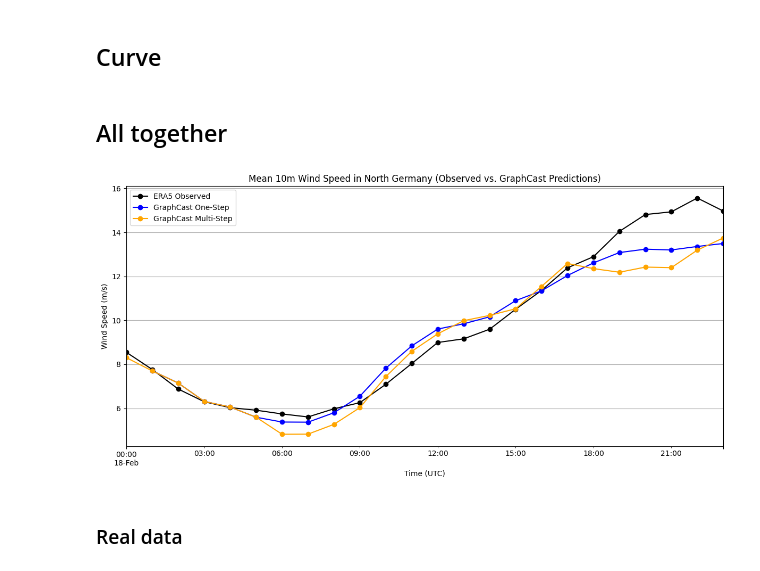
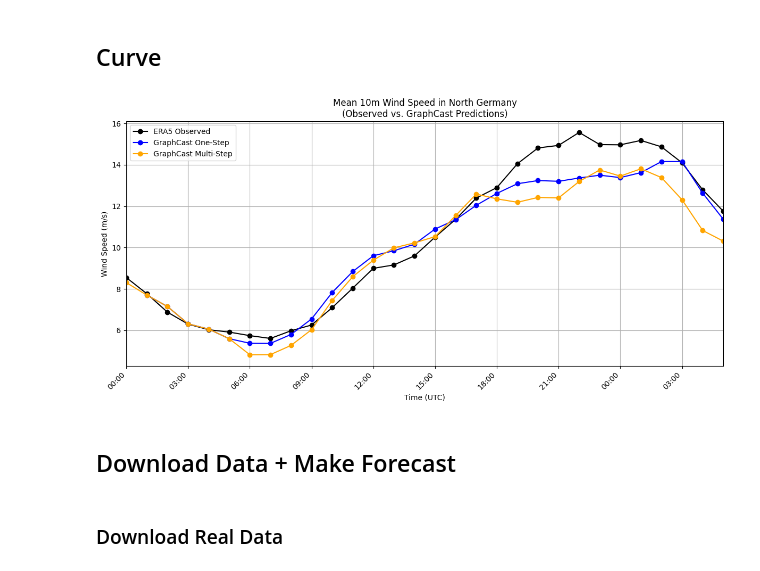
Before and after one commit to EStaELisa/graphcast-xai, a Jupyter notebook: data_preparation_jupiter/analyzation_gc_zeynep.ipynb, the cells around one changed output. Cells and saved outputs as stored; diff of their text form; code cells hidden in the pictures.

```diff
--- a/data_preparation_jupiter/analyzation_gc_zeynep.ipynb
+++ b/data_preparation_jupiter/analyzation_gc_zeynep.ipynb
@@ -16,75 +69,94 @@ import os
-# %% [markdown]
-## All together
 # %%
-# ---------- 1. Real Data ----------
-ds_real = xr.open_dataset("data/north_germany_wind_20220218_1res.nc")
+# ---------- Real Data ----------
+ds_real = xr.open_dataset("data/north_germany_wind_20220218_19_1res.nc")
 u = ds_real['u10']
 v = ds_real['v10']
 wind_speed = np.sqrt(u**2 + v**2)
 mean_wind_real = wind_speed.mean(dim=["latitude", "longitude"])
 real_series = mean_wind_real.to_series()
 
-# ---------- 2. Single-Step Prediction ----------
-base_dir_single = "data/predictions_curve_one_step"
-time_steps = [f"{h:02d}00" for h in range(1, 24)]
+# keep only up through 05:00 on Feb 19
+real_series = real_series.loc[: "2022-02-19 05:00"]
+
+# ---------- Single-Step Prediction (extended to Feb 19 06:00) ----------
+base_dir_single = "data/prediction_curve/predictions_curve_one_step"
+
+# first Feb 18 (01:00–23:00), then Feb 19 (00:00–06:00)
+times_18 = [f"{h:02d}00" for h in range(1, 24)]
+times_19 = [f"{h:02d}00" for h in range(0, 7)]
 all_data_single = []
 
-for t in time_steps:
-    path = os.path.join(base_dir_single, f"curve_prediction_one_step_2022-02-18_{t}.nc")
-    if not os.path.exists(path):
-        continue
-    ds = xr.open_dataset(path)
-    forecast_time = np.datetime64(f"2022-02-18T{t[:2]}:00")
-    ds = ds.drop_vars("time").assign_coords(time=("time", [forecast_time]))
-    sub = ds.sel(lat=slice(55.0, 53.0), lon=slice(7.5, 10.5))
-    u10 = sub["10m_u_component_of_wind"]
-    v10 = sub["10m_v_component_of_wind"]
-    ws = np.sqrt(u10**2 + v10**2)
-    spatial_mean = ws.mean(dim=["lat", "lon"]).isel(batch=0, drop=True)
-    clean = spatial_mean.drop_vars(["number", "expver"], errors="ignore")
-    all_data_single.append(clean)
+# helper to collect one-step forecasts for a given day
+def collect_one_step(day_str, time_list):
+    for t in time_list:
+        fn = f"curve_prediction_one_step_{day_str}_{t}.nc"
+        path = os.path.join(base_dir_single, fn)
+        if not os.path.exists(path):
+            continue
+        ds = xr.open_dataset(path)
+        # assign the correct forecast timestamp
+        dt = np.datetime64(f"{day_str}T{t[:2]}:00")
+        ds = ds.drop_vars("time").assign_coords(time=("time", [dt]))
 
-combined_single = xr.concat(all_data_single, dim="time").sortby("time")
-single_series = combined_single.to_series()
+        sub = ds.sel(lat=slice(55.0, 53.0), lon=slice(7.5, 10.5))
+        u10 = sub["10m_u_component_of_wind"]
+        v10 = sub["10m_v_component_of_wind"]
+        ws = np.sqrt(u10**2 + v10**2)
+        spatial_mean = ws.mean(dim=["lat", "lon"]).isel(batch=0, drop=True)
+        clean = spatial_mean.drop_vars(["number", "expver"], errors="ignore")
+        all_data_single.append(clean)
 
-# ---------- 3. Multi-Step Prediction ----------
-base_dir_multi = "data/predictions_curve_multiple_step"
+# collect for Feb 18 and then Feb 19
+collect_one_step("2022-02-18", times_18)
+collect_one_step("2022-02-19", times_19)
+
+combined_single_ext = xr.concat(all_data_single, dim="time").sortby("time")
+single_series_ext = combined_single_ext.to_series()
+
+# ---------- Multi-Step Prediction (unchanged) ----------
+base_dir_multi = "data/prediction_curve/predictions_curve_7_steps"
 start_times = ["0000", "0100", "0200", "0300", "0400", "0500"]
 all_data_multi = []
 
 for start in start_times:
-    path = f"{base_dir_multi}/curve_prediction_multiple_steps_2022-02-18_start_{start}.nc"
+    path = f"{base_dir_multi}/curve_prediction_7_steps_2022-02-18_start_{start}.nc"
     ds = xr.open_dataset(path)
     forecast_times = [
         np.datetime64(f"2022-02-18T{start[:2]}:{start[2:]}") + np.timedelta64(6 * i, "h")
         for i in range(ds.sizes["time"])
     ]
     ds = ds.assign_coords(time=("time", forecast_times))
     sub = ds.sel(lat=slice(55.0, 53.0), lon=slice(7.5, 10.5))
     u10 = sub["10m_u_component_of_wind"]
     v10 = sub["10m_v_component_of_wind"]
     ws = np.sqrt(u10**2 + v10**2)
     spatial_mean = ws.mean(dim=["lat", "lon"]).isel(batch=0, drop=True)
     clean = spatial_mean.drop_vars(["number", "expver"], errors="ignore")
     all_data_multi.append(clean)
 
 combined_multi = xr.concat(all_data_multi, dim="time").sortby("time")
 multi_series = combined_multi.to_series()
 
 # ---------- Plot Combined ----------
 plt.figure(figsize=(12, 6))
 real_series.plot(marker='o', label="ERA5 Observed", color='black')
-single_series.plot(marker='o', label="GraphCast One-Step", color='blue')
+single_series_ext.plot(marker='o', label="GraphCast One-Step", color='blue')
 multi_series.plot(marker='o', label="GraphCast Multi-Step", color='orange')
 
-plt.title("Mean 10m Wind Speed in North Germany (Observed vs. GraphCast Predictions)")
+plt.title("Mean 10m Wind Speed in North Germany\n(Observed vs. GraphCast Predictions)")
 plt.xlabel("Time (UTC)")
 plt.ylabel("Wind Speed (m/s)")
 plt.grid(True)
 plt.legend()
+
+ticks = real_series.index[::3]
+plt.xticks(ticks, [t.strftime("%H:%M") for t in ticks], rotation=45, ha="right")
+
 plt.tight_layout()
 plt.show()
 # %% [output]
-[figure, old version]
+[figure, new version]
+# %% [markdown]
+## Download Data + Make Forecast
 # %% [markdown]
-### Real data
+### Download Real Data
```
Also changed, not shown: parts of 24 cells of this notebook, 9 other files.
